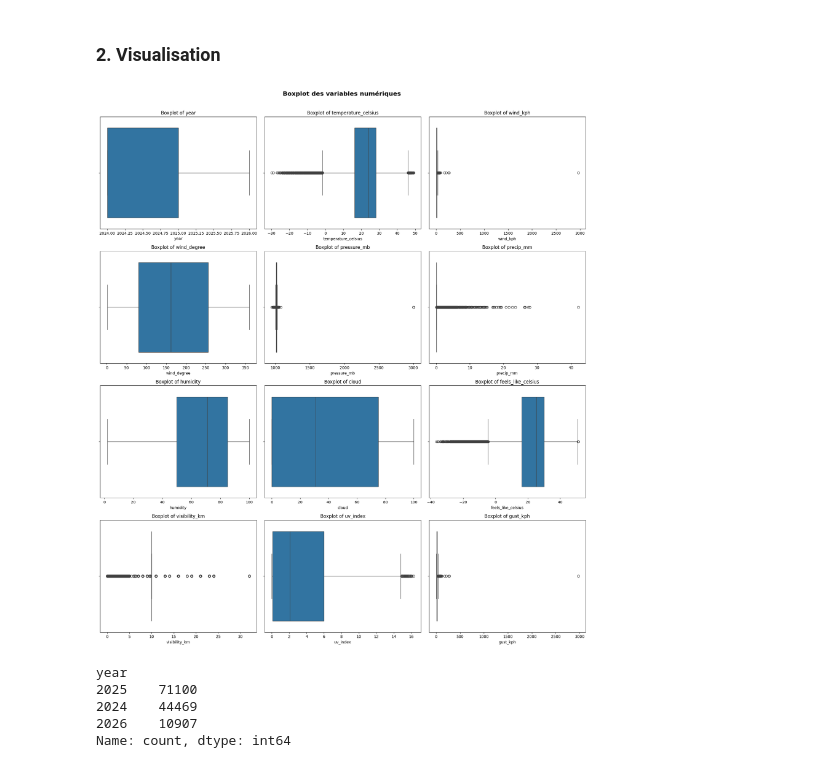
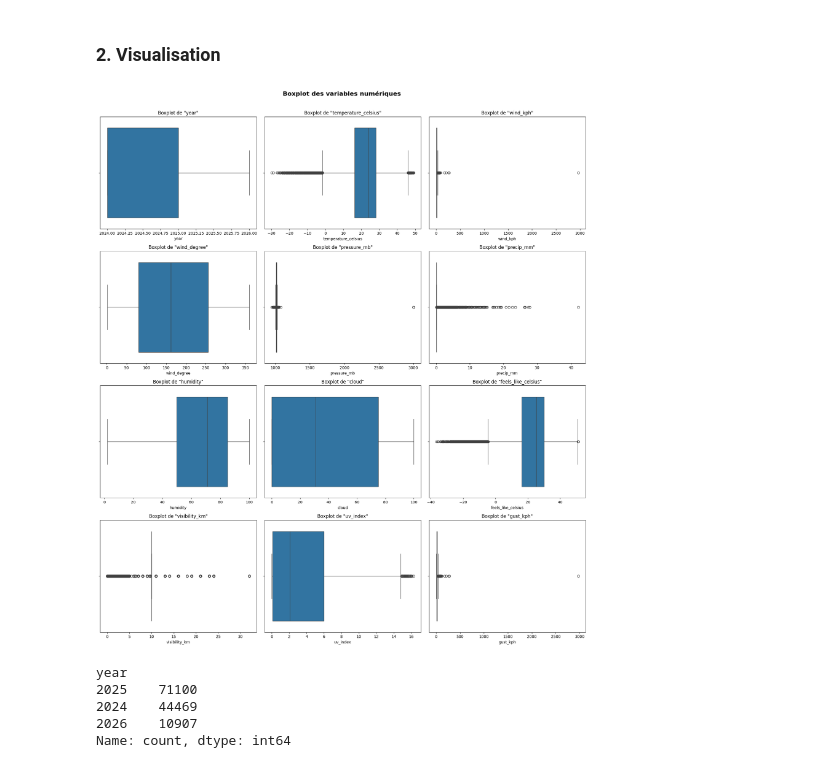
Before and after one commit to leagravellard/Memoire, a Jupyter notebook: Notebooks/01_exploration.ipynb, the cells around one changed output. Cells and saved outputs as stored; diff of their text form; code cells hidden in the pictures.

```diff
--- a/Notebooks/01_exploration.ipynb
+++ b/Notebooks/01_exploration.ipynb
@@ -801,36 +802,36 @@ cols_to_exclude = [
     'air_quality_Ozone',
     'air_quality_Nitrogen_dioxide',
     'air_quality_Sulphur_dioxide',
     'air_quality_PM2.5',
     'air_quality_PM10'
 ]
 
 
 num_cols = [col for col in num_cols if col not in cols_to_exclude]
 
 
 n_cols = 3
 n_rows = int(np.ceil(len(num_cols) / n_cols))
 
 fig, axes = plt.subplots(n_rows, n_cols, figsize=(18, 5*n_rows))
 axes = axes.flatten()
 
 for i, col in enumerate(num_cols):
     sns.boxplot(x=df_2[col], ax=axes[i])
-    axes[i].set_title(f'Boxplot {col}')
+    axes[i].set_title(f'Boxplot de "{col}"')
 
 # Supprimer les axes vides
 for j in range(i+1, len(axes)):
     fig.delaxes(axes[j])
 
 fig.suptitle('Boxplot des variables numériques', fontsize=16, fontweight='bold', y=1.01)
 
 # enregistrer le graphique en png
 plt.tight_layout()
-plt.savefig("boxplots_variables_numeriques.png", dpi=150, bbox_inches="tight")
+plt.savefig("Visualisations/boxplots_variables_numeriques.png", dpi=150, bbox_inches="tight")
 plt.show()
 # %% [output]
-[figure, old version]
+[figure, new version]
 # %%
 # valeur unique de 'year'
 df_2['year'].unique()
```
Also changed, not shown: parts of 5 cells of this notebook, 1 other file.
